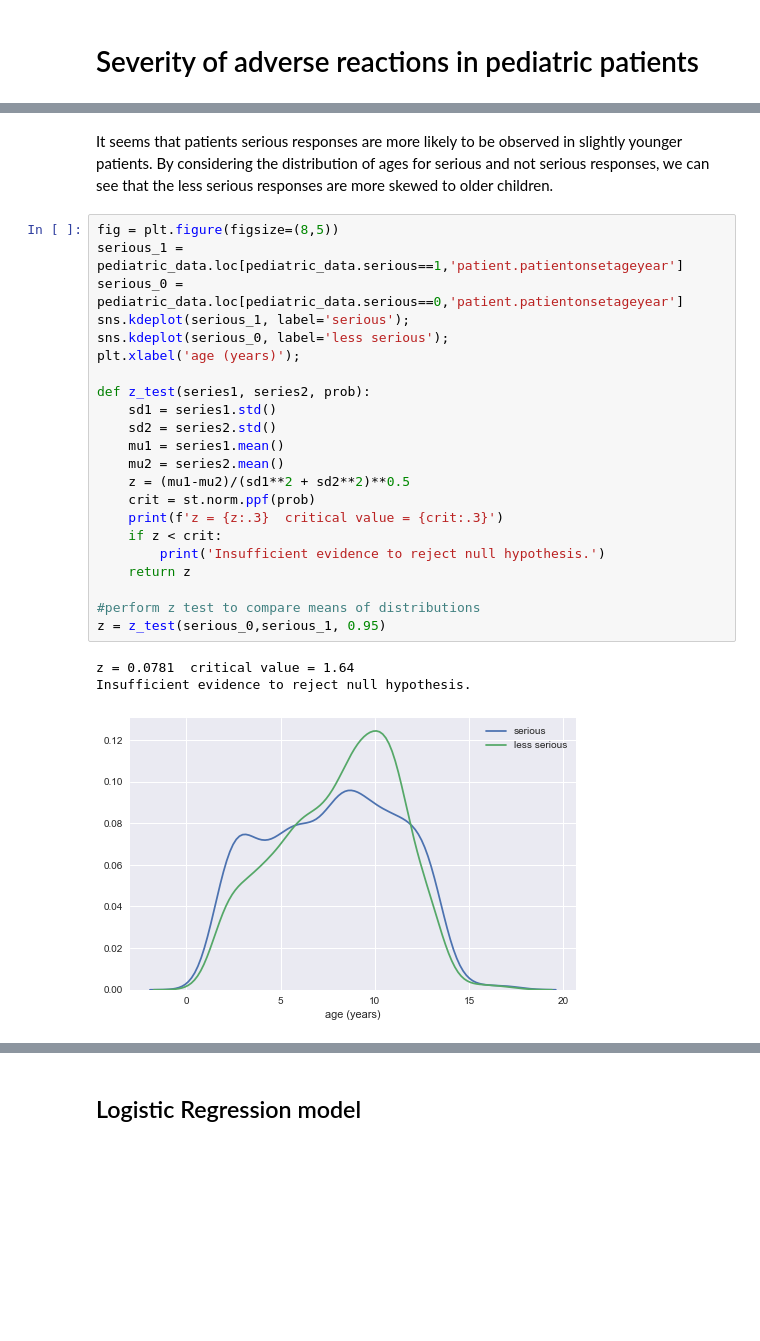
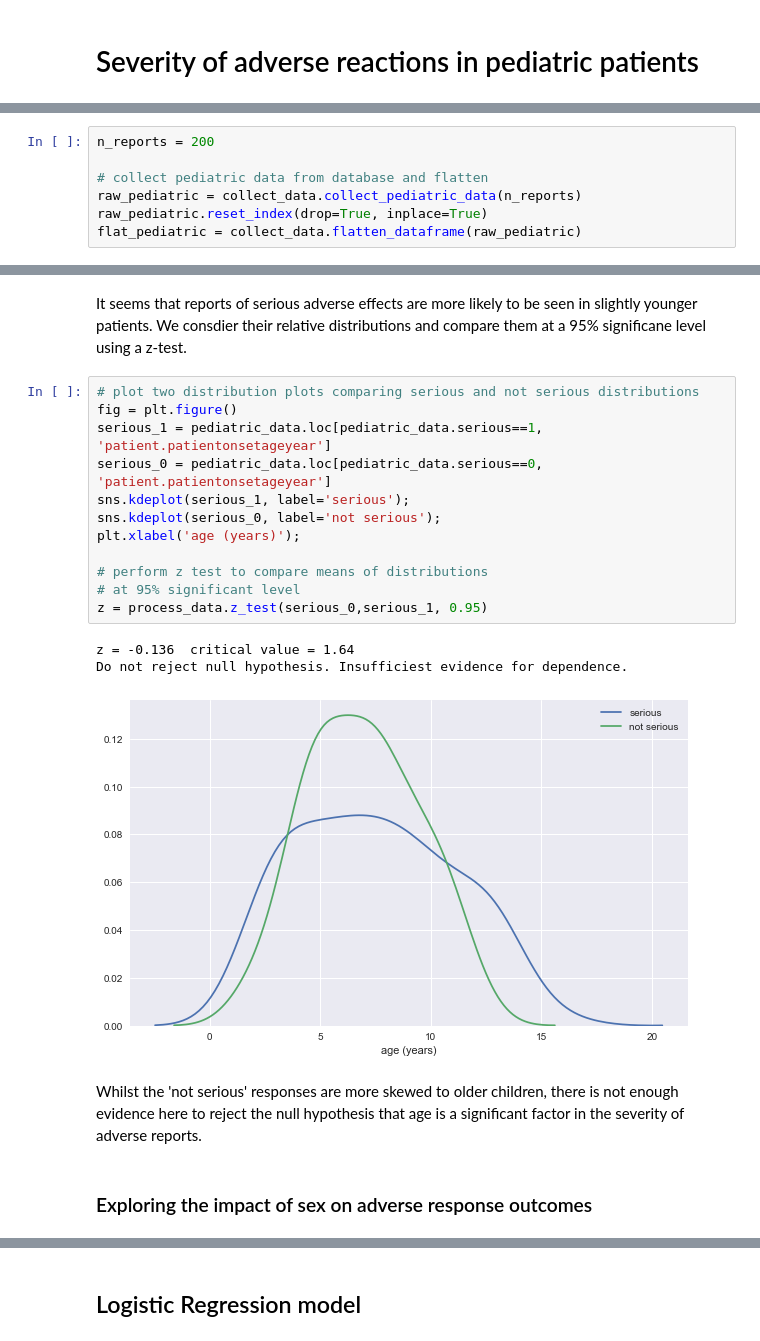
Before and after one commit to ambevan/OpenFDA_Case_Study, a Jupyter notebook: Severity of adverse reactions in children.ipynb, the cells around one changed output, grey strips where cells are left out. Saved outputs shown, nothing was run; the diff lists cells and outputs as text; blank space fills up the shorter version.

```diff
--- a/Severity of adverse reactions in children.ipynb
+++ b/Severity of adverse reactions in children.ipynb
@@ -22,0 +31,7 @@ Given the total number of children in the database (35,000), we will initially r
+# %%
+n_reports = 200
+
+# collect pediatric data from database and flatten
+raw_pediatric = collect_data.collect_pediatric_data(n_reports)
+raw_pediatric.reset_index(drop=True, inplace=True)
+flat_pediatric = collect_data.flatten_dataframe(raw_pediatric)
@@ -160,28 +200,22 @@ pediatric_data.groupby('serious').mean()
-# %% [markdown]
-It seems that patients serious responses are more likely to be observed in slightly younger patients. By considering the distribution of ages for serious and not serious responses, we can see that the less serious responses are more skewed to older children.
+# %% [markdown]
+It seems that reports of serious adverse effects are more likely to be seen in slightly younger patients. We consdier their relative distributions and compare them at a 95% significane level using a z-test.
 # %%
-fig = plt.figure(figsize=(8,5))
-serious_1 = pediatric_data.loc[pediatric_data.serious==1,'patient.patientonsetageyear']
-serious_0 = pediatric_data.loc[pediatric_data.serious==0,'patient.patientonsetageyear']
+# plot two distribution plots comparing serious and not serious distributions
+fig = plt.figure()
+serious_1 = pediatric_data.loc[pediatric_data.serious==1, 'patient.patientonsetageyear']
+serious_0 = pediatric_data.loc[pediatric_data.serious==0, 'patient.patientonsetageyear']
 sns.kdeplot(serious_1, label='serious');
-sns.kdeplot(serious_0, label='less serious');
+sns.kdeplot(serious_0, label='not serious');
 plt.xlabel('age (years)');
 
-def z_test(series1, series2, prob):
-    sd1 = series1.std()
-    sd2 = series2.std()
-    mu1 = series1.mean()
-    mu2 = series2.mean()
-    z = (mu1-mu2)/(sd1**2 + sd2**2)**0.5
-    crit = st.norm.ppf(prob)
-    print(f'z = {z:.3}  critical value = {crit:.3}')
-    if z < crit:
-        print('Insufficient evidence to reject null hypothesis.')
-    return z
-
-#perform z test to compare means of distributions
-z = z_test(serious_0,serious_1, 0.95)
+# perform z test to compare means of distributions
+# at 95% significant level
+z = process_data.z_test(serious_0,serious_1, 0.95)
 # %% [output]
-z = 0.0781  critical value = 1.64
-Insufficient evidence to reject null hypothesis.
+z = -0.136  critical value = 1.64
+Do not reject null hypothesis. Insufficiest evidence for dependence.
-[figure, old version]
+[figure, new version]
+# %% [markdown]
+Whilst the 'not serious' responses are more skewed to older children, there is not enough evidence here to reject the null hypothesis that age is a significant factor in the severity of adverse reports.
+# %% [markdown]
+### Exploring the impact of sex on adverse response outcomes
```
Also changed, not shown: parts of 63 cells of this notebook, 4 other files.
